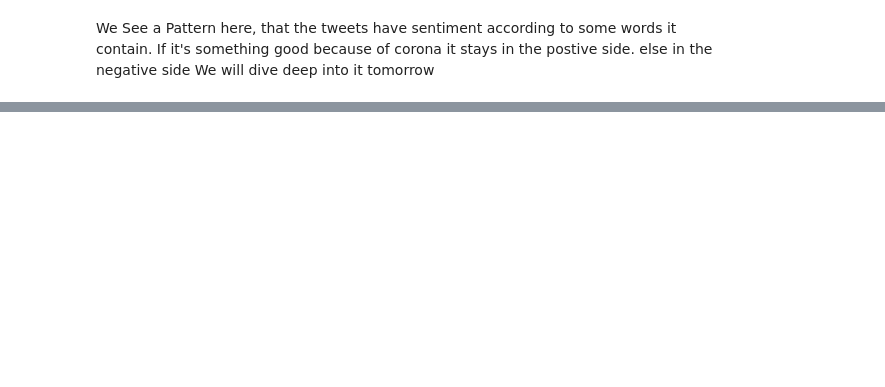
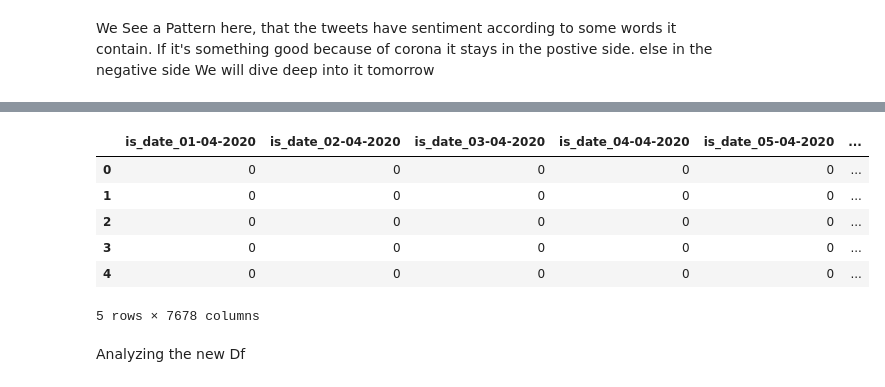
Before and after one commit to martydom/Corona-Virus-Tweet-Sentiment-Analysis, a Jupyter notebook: Devashish_Bose_Team_1_Coronavirus_Tweet_Sentiment_Analysis_Capstone_Project.ipynb, the cells around one changed output, grey strips where cells are left out. Drawn from its saved outputs; the diff is of its cells as text; code cells hidden in the pictures; blank space fills up the shorter version.

```diff
--- a/Devashish_Bose_Team_1_Coronavirus_Tweet_Sentiment_Analysis_Capstone_Project.ipynb
+++ b/Devashish_Bose_Team_1_Coronavirus_Tweet_Sentiment_Analysis_Capstone_Project.ipynb
@@ -197,0 +309,14 @@ We will dive deep into it tomorrow
+# %%
+new_df = pd.concat([X_date,ht_df,w_df,df['Ordinal_Sentiment']],axis=1)
+# %%
+new_df.head()
+# %% [output]
+|  | is_date_01-04-2020 | is_date_02-04-2020 | is_date_03-04-2020 | is_date_04-04-2020 | is_date_05-04-2020 | ... |
+| 0 | 0 | 0 | 0 | 0 | 0 | ... |
+| 1 | 0 | 0 | 0 | 0 | 0 | ... |
+| 2 | 0 | 0 | 0 | 0 | 0 | ... |
+| 3 | 0 | 0 | 0 | 0 | 0 | ... |
+| 4 | 0 | 0 | 0 | 0 | 0 | ... |
+5 rows × 7678 columns
+# %% [markdown]
+Analyzing the new Df
```
Also changed, not shown: parts of 35 cells of this notebook.
